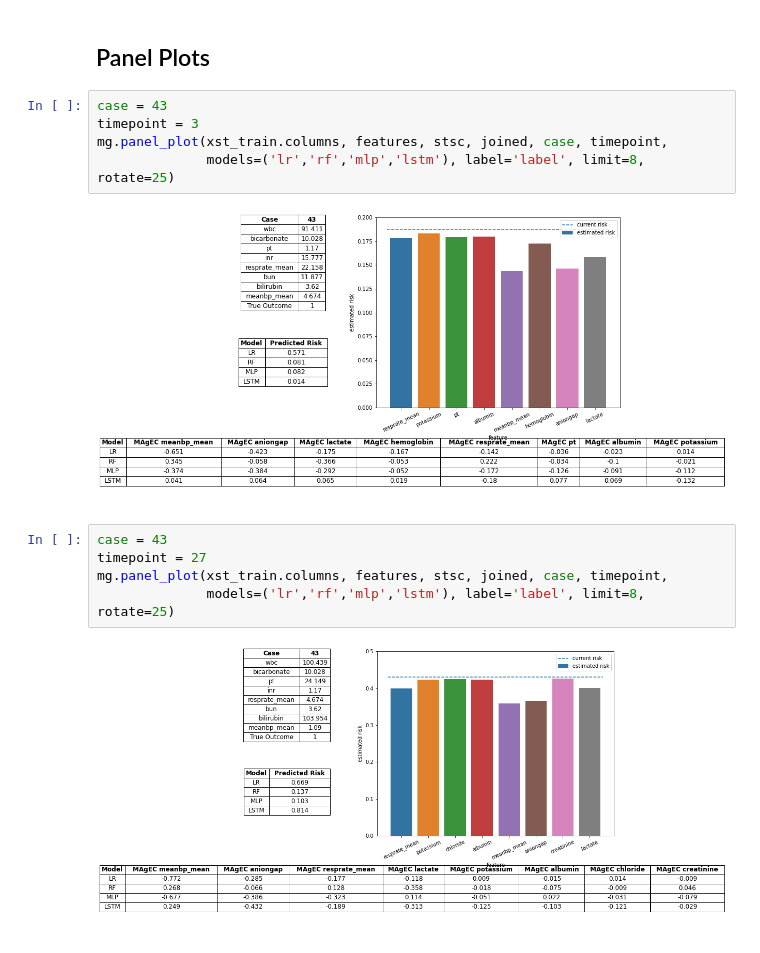
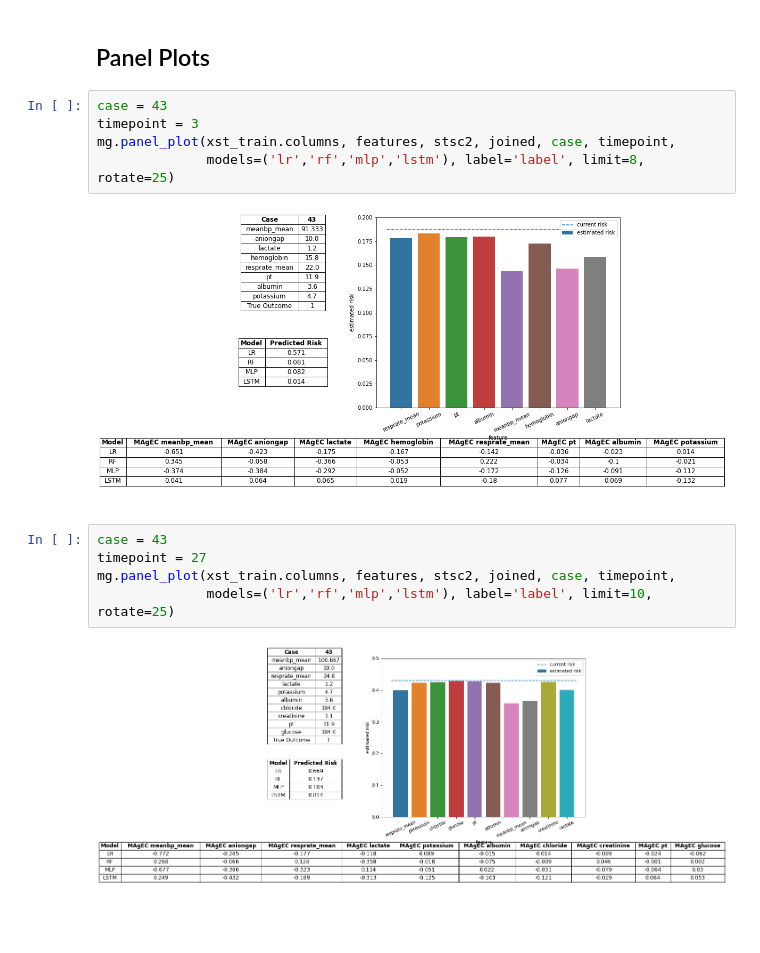
Before and after one commit to gstef80/MAgEC, a Jupyter notebook: MIMIC_MAGEC_PRESENTATION.ipynb, the cells around one changed output. Cells and saved outputs as stored; diff of their text form.

```diff
--- a/MIMIC_MAGEC_PRESENTATION.ipynb
+++ b/MIMIC_MAGEC_PRESENTATION.ipynb
@@ -124,15 +124,15 @@ rbos = mg.magec_rbos(ranks, models=models)
 # %%
 case = 43
 timepoint = 3
-mg.panel_plot(xst_train.columns, features, stsc, joined, case, timepoint,
+mg.panel_plot(xst_train.columns, features, stsc2, joined, case, timepoint,
               models=('lr','rf','mlp','lstm'), label='label', limit=8, rotate=25)
 # %% [output]
-[figure, old version]
+[figure, new version]
 # %%
 case = 43
 timepoint = 27
-mg.panel_plot(xst_train.columns, features, stsc, joined, case, timepoint,
-              models=('lr','rf','mlp','lstm'), label='label', limit=8, rotate=25)
+mg.panel_plot(xst_train.columns, features, stsc2, joined, case, timepoint,
+              models=('lr','rf','mlp','lstm'), label='label', limit=10, rotate=25)
 # %% [output]
-[figure, old version]
+[figure, new version]
 # %%
```
Also changed, not shown: parts of 4 cells of this notebook, 2 other files.
